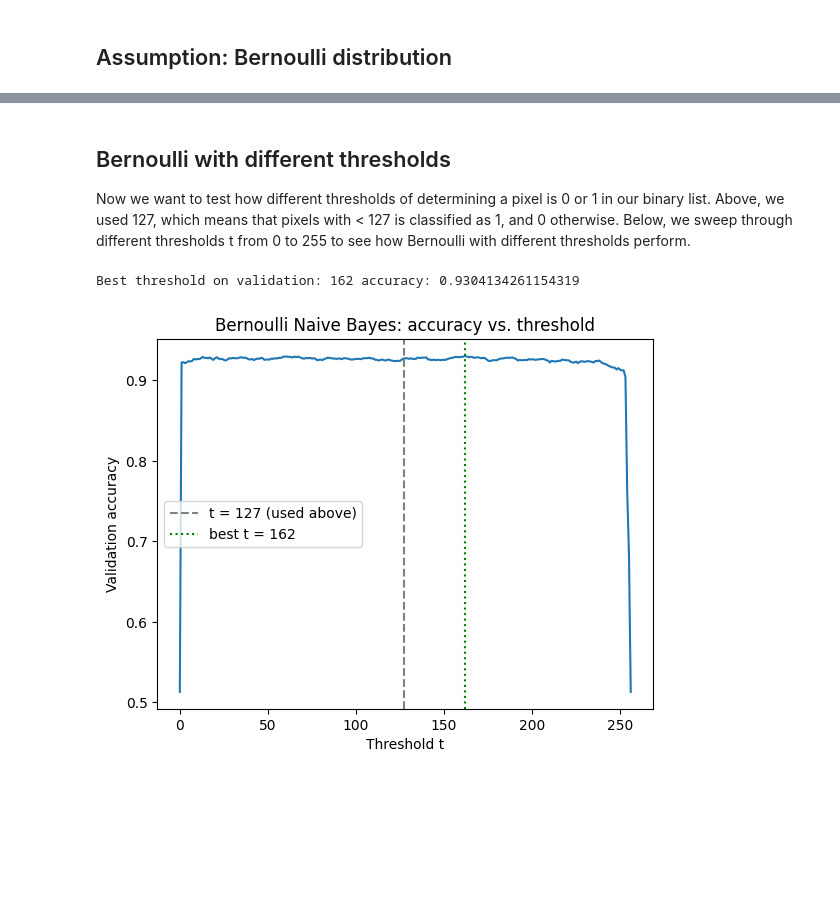
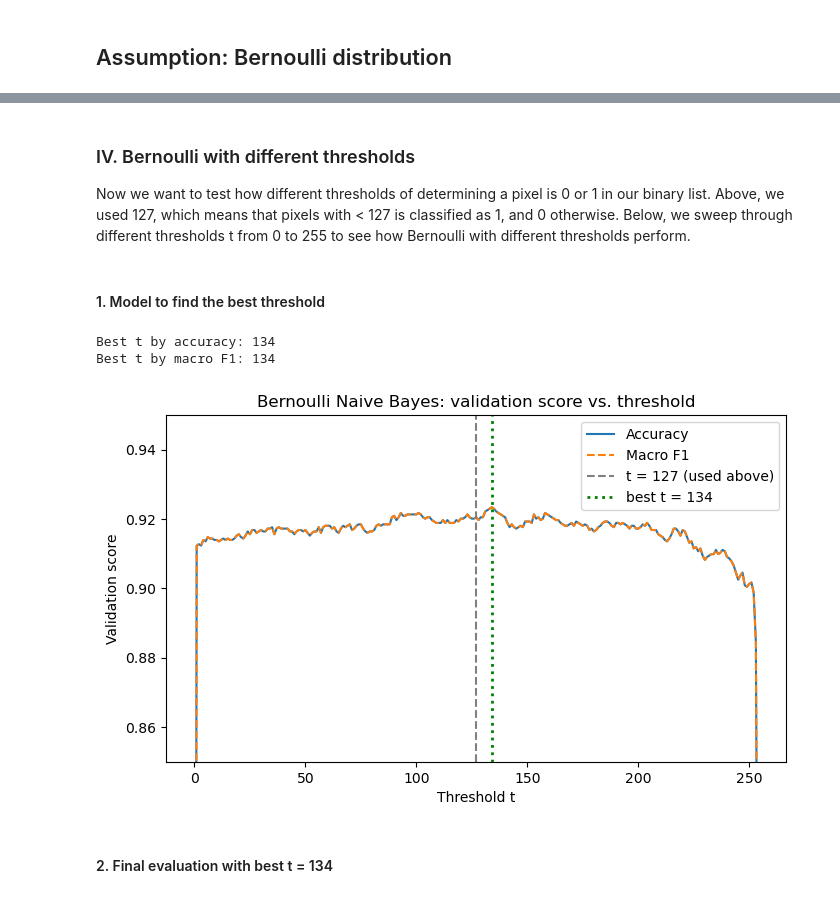
Before and after one commit to HenryArnoldDENISON/Bayesian-Classification, a Jupyter notebook: Bayesian-Classification.ipynb, the cells around one changed output, grey strips where cells are left out. Drawn from its saved outputs; the diff is of its cells as text; code cells hidden in the pictures; blank space fills up the shorter version.

```diff
--- a/Bayesian-Classification.ipynb
+++ b/Bayesian-Classification.ipynb
@@ -390,12 +391,11 @@ Now this outcome provides support for the aforementioned initial hypothesis (Mod
 # %% [markdown]
-## Bernoulli with different thresholds
+### IV. Bernoulli with different thresholds
 
 Now we want to test how different thresholds of determining a pixel is 0 or 1 in our binary list. Above, we used 127, which means that pixels with < 127 is classified as 1, and 0 otherwise. Below, we sweep through different thresholds t from 0 to 255 to see how Bernoulli with different thresholds perform.
+# %% [markdown]
+#### 1. Model to find the best threshold
 # %%
-from sklearn.model_selection import train_test_split
-
-# Split the training set with 80% for training
-# and 20% for validation (for choosing t)
+# Split the training set with 80% for training  and 20% for validation (for choosing t)
 # The test set is only used once at the end
 rng = np.random.default_rng(0)
 val_idx = []
@@ -404,40 +404,51 @@ for d in (digit1, digit2):
     val_idx.extend(idx[: int(0.2 * len(idx))])
 
 val_mask = np.zeros(len(Y_train), dtype=bool)
 val_mask[val_idx] = True
 
 X_tr,  Y_tr  = X_train[~val_mask], Y_train[~val_mask]
 X_val, Y_val = X_train[val_mask],  Y_train[val_mask]
 
-thresholds = range(0, 257)
+thresholds = range(0, 255)
 val_acc = []
+val_f1 = []
 
 for t in thresholds:
     ## Binarize (1 = pixel below t)
     X_tr_t  = (X_tr  < t).astype(int)
     X_val_t = (X_val < t).astype(int)
 
     theta_7_t = laplace_theta(X_tr_t[Y_tr == digit1])
     theta_9_t = laplace_theta(X_tr_t[Y_tr == digit2])
     p7 = prior(Y_tr, digit1, digit2)
     p9 = prior(Y_tr, digit2, digit1)
 
     g7 = bernoulli_discriminant(X_val_t, p7, theta_7_t)
     g9 = bernoulli_discriminant(X_val_t, p9, theta_9_t)
-    val_acc.append(accuracy_score(Y_val, np.where(g9 > g7, digit2, digit1)))
+
+    pred_val = np.where(g9 > g7, digit2, digit1)
+    val_acc.append(accuracy_score(Y_val, pred_val))
+    val_f1.append(f1_score(Y_val, pred_val, average="macro"))
 
 best_t = thresholds[int(np.argmax(val_acc))]
-print("Best threshold on validation:", best_t, "accuracy:", max(val_acc))
+print("Best t by accuracy:", thresholds[int(np.argmax(val_acc))])
+print("Best t by macro F1:", thresholds[int(np.argmax(val_f1))])
 
-plt.plot(thresholds, val_acc)
+plt.figure(figsize=(8, 4.5))
+plt.plot(thresholds, val_acc, label="Accuracy")
+plt.plot(thresholds, val_f1, linestyle="--", label="Macro F1")
 plt.axvline(127, color="gray", linestyle="--", label="t = 127 (used above)")
-plt.axvline(best_t, color="green", linestyle=":", label=f"best t = {best_t}")
+plt.axvline(best_t, color="green", linestyle=":", linewidth=2, label=f"best t = {best_t}")
+plt.ylim(0.85, 0.95)                      # zoom in on the plateau
 plt.xlabel("Threshold t")
-plt.ylabel("Validation accuracy")
-plt.title("Bernoulli Naive Bayes: accuracy vs. threshold")
+plt.ylabel("Validation score")
+plt.title("Bernoulli Naive Bayes: validation score vs. threshold")
 plt.legend()
 plt.show()
 # %% [output]
-Best threshold on validation: 162 accuracy: 0.9304134261154319
+Best t by accuracy: 134
+Best t by macro F1: 134
-[figure, old version]
+[figure, new version]
+# %% [markdown]
+#### 2. Final evaluation with best t = 134
 # %%
```
Also changed, not shown: parts of 43 cells of this notebook.
